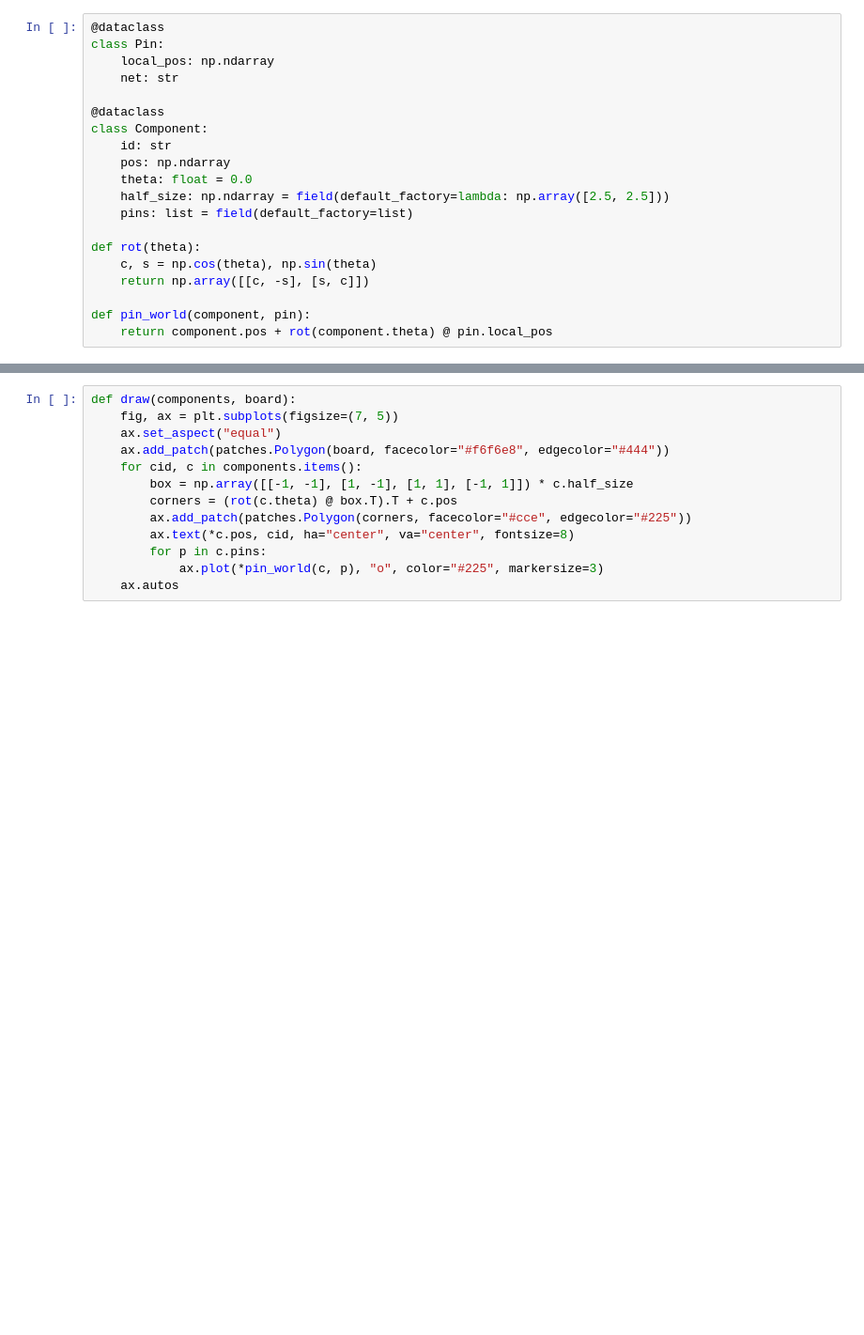
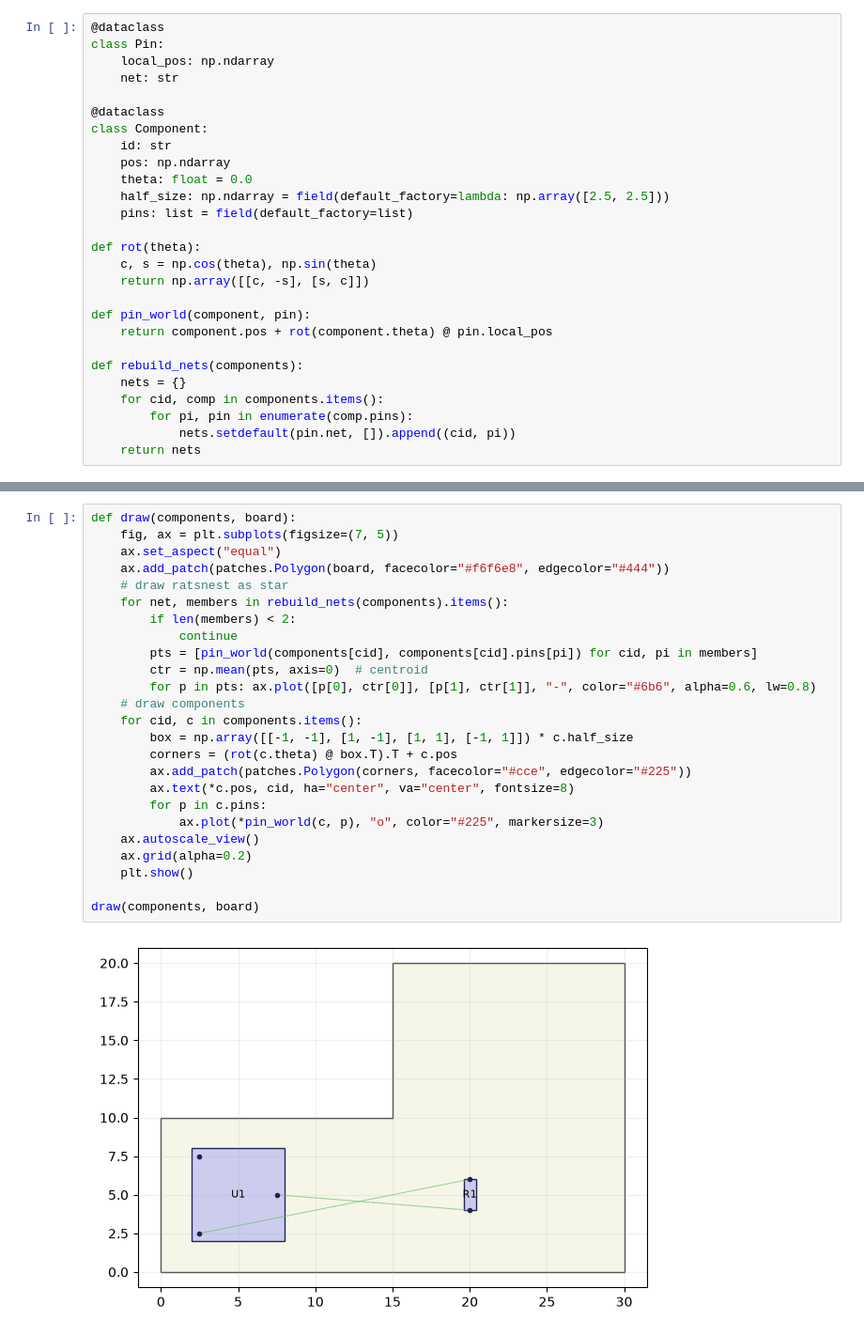
Before and after one commit to wang-edward/autoplace, a Jupyter notebook: place.ipynb, the cells around one changed output, grey strips where cells are left out. Shown at 94% size. Cells and saved outputs as stored; diff of their text form; blank space fills up the shorter version.

```diff
--- a/place.ipynb
+++ b/place.ipynb
@@ -25,3 +24,10 @@ def rot(theta):
 
 def pin_world(component, pin):
     return component.pos + rot(component.theta) @ pin.local_pos
+
+def rebuild_nets(components):
+    nets = {}
+    for cid, comp in components.items():
+        for pi, pin in enumerate(comp.pins):
+            nets.setdefault(pin.net, []).append((cid, pi))
+    return nets
@@ -41,13 +99,27 @@ components = {
 # %%
 def draw(components, board):
     fig, ax = plt.subplots(figsize=(7, 5))
     ax.set_aspect("equal")
     ax.add_patch(patches.Polygon(board, facecolor="#f6f6e8", edgecolor="#444"))
+    # draw ratsnest as star
+    for net, members in rebuild_nets(components).items():
+        if len(members) < 2:
+            continue
+        pts = [pin_world(components[cid], components[cid].pins[pi]) for cid, pi in members]
+        ctr = np.mean(pts, axis=0)  # centroid
+        for p in pts: ax.plot([p[0], ctr[0]], [p[1], ctr[1]], "-", color="#6b6", alpha=0.6, lw=0.8)
+    # draw components
     for cid, c in components.items():
         box = np.array([[-1, -1], [1, -1], [1, 1], [-1, 1]]) * c.half_size
         corners = (rot(c.theta) @ box.T).T + c.pos
         ax.add_patch(patches.Polygon(corners, facecolor="#cce", edgecolor="#225"))
         ax.text(*c.pos, cid, ha="center", va="center", fontsize=8)
         for p in c.pins:
             ax.plot(*pin_world(c, p), "o", color="#225", markersize=3)
-    ax.autos
+    ax.autoscale_view()
+    ax.grid(alpha=0.2)
+    plt.show()
+
+draw(components, board)
+# %% [output]
+[figure, added]
```
Also changed, not shown: parts of 5 cells of this notebook.
